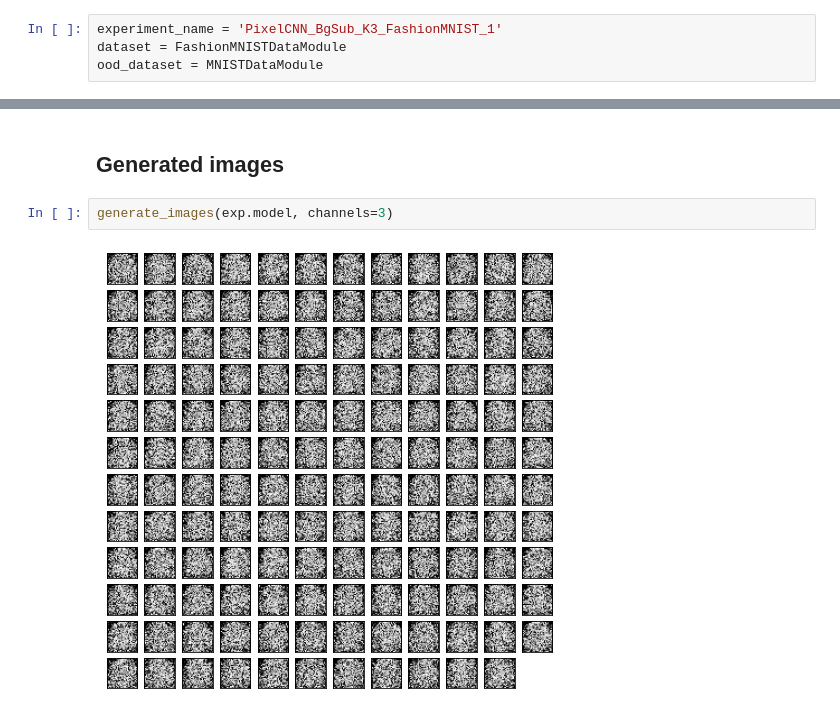
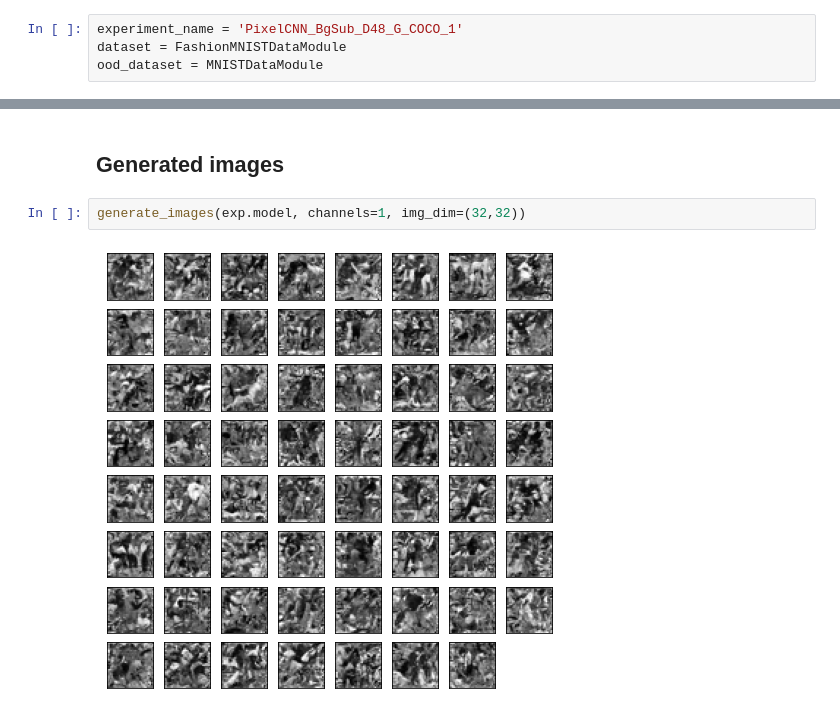
Before and after one commit to kredde/background-masked-generative-models, a Jupyter notebook: notebooks/03-Kristian-AUC-evaluation.ipynb, the cells around one changed output, grey strips where cells are left out. Saved outputs shown, nothing was run; the diff lists cells and outputs as text.

```diff
--- a/notebooks/03-Kristian-AUC-evaluation.ipynb
+++ b/notebooks/03-Kristian-AUC-evaluation.ipynb
@@ -28,7 +28,7 @@ seed_everything(42)
 # %% [output]
 42
 # %%
-experiment_name = 'PixelCNN_BgSub_K3_FashionMNIST_1'
+experiment_name = 'PixelCNN_BgSub_D48_G_COCO_1'
 dataset = FashionMNISTDataModule
 ood_dataset = MNISTDataModule
 # %%
@@ -107,6 +115,6 @@ draw_likelihood_plot(fm_test, exp.model)
 # %% [markdown]
 ## Generated images
 # %%
-generate_images(exp.model, channels=3)
+generate_images(exp.model, channels=1, img_dim=(32,32))
 # %% [output]
-[figure, old version]
+[figure, new version]
```
Also changed, not shown: parts of 5 cells of this notebook, 8 other files.
